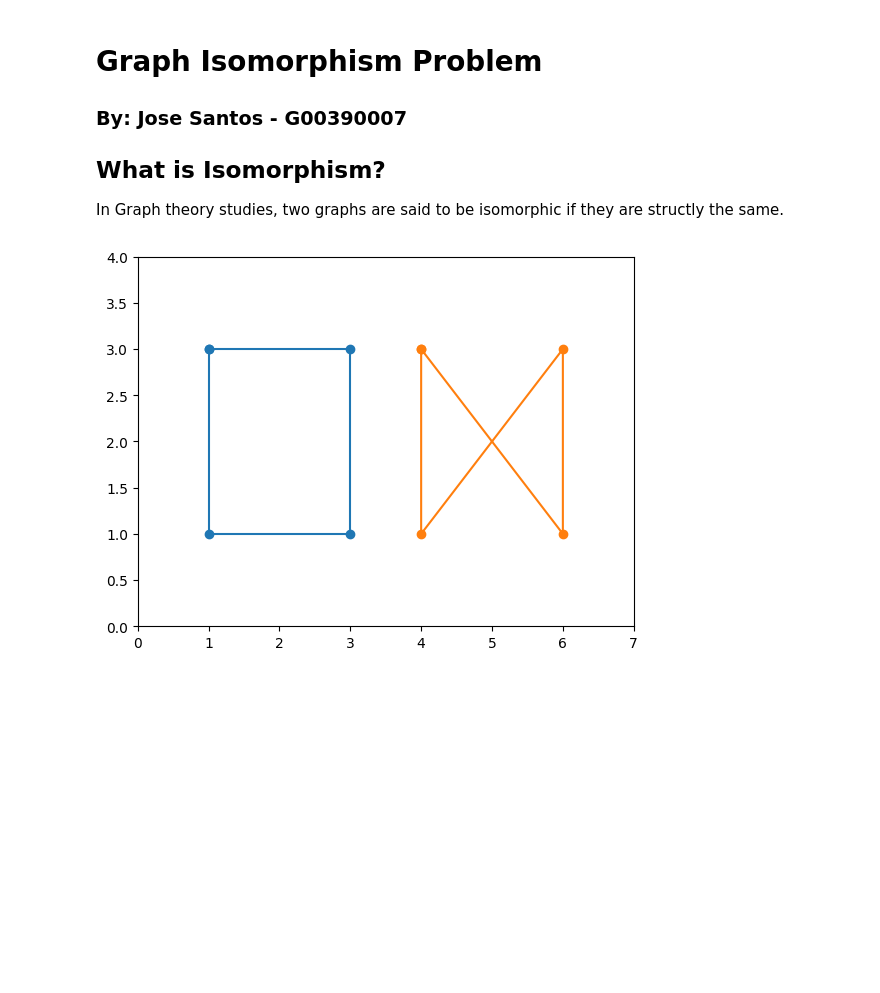
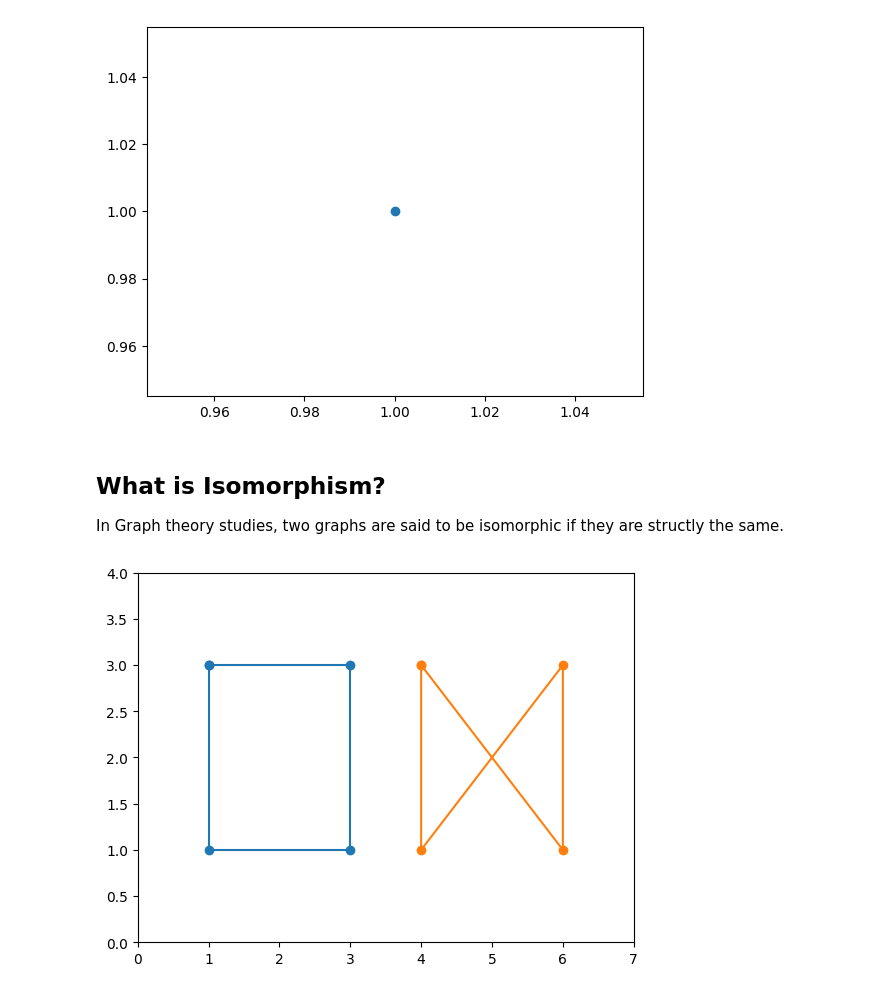
Before and after one commit to PieroniJV/graph_isomorphism_project, a Jupyter notebook: graph_isomorphism.ipynb, the cells around one changed output. Drawn from its saved outputs; the diff is of its cells as text; code cells hidden in the pictures; blank space fills up the shorter version.

Commit message:
small def. for graph theory and point

```diff
--- a/graph_isomorphism.ipynb
+++ b/graph_isomorphism.ipynb
@@ -1,7 +14,9 @@
+# %%
+plt.plot(1,1, marker='o')
+plt.show()
+# %% [output]
+[figure, added]
 # %% [markdown]
-# Graph Isomorphism Problem
-### By: Jose Santos - G00390007
-
 ## What is Isomorphism?
 
 In Graph theory studies, two graphs are said to be isomorphic if they are structly the same.
```
Also changed, not shown: parts of 5 cells of this notebook.
